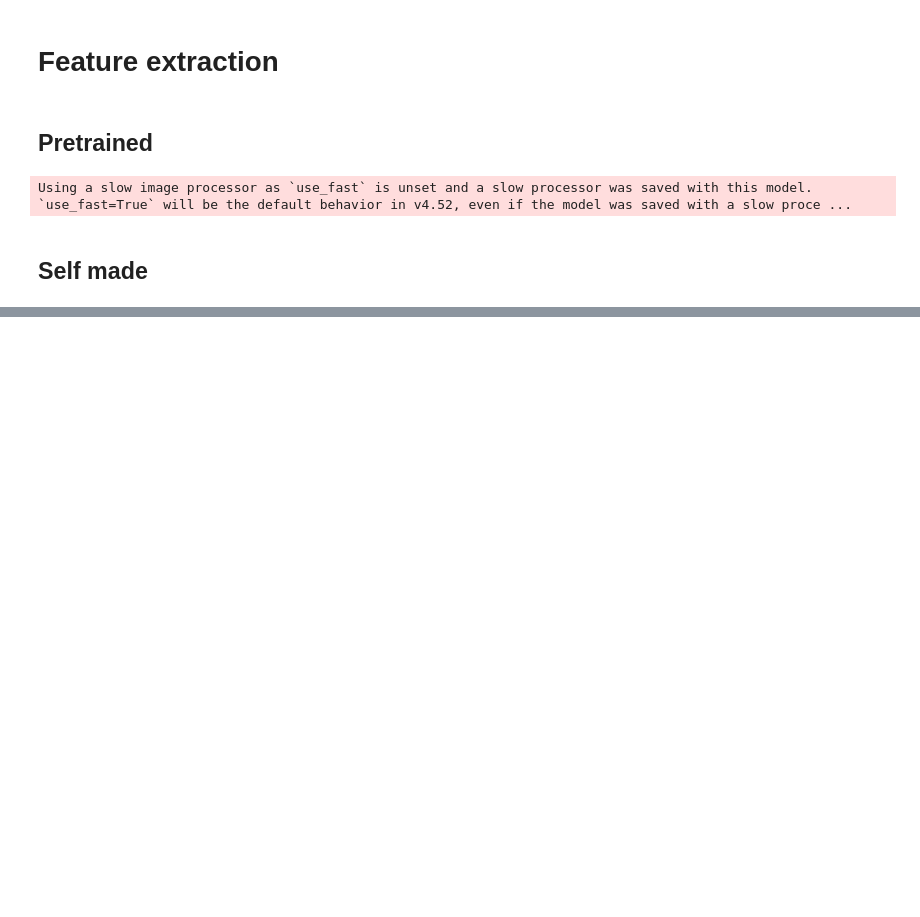
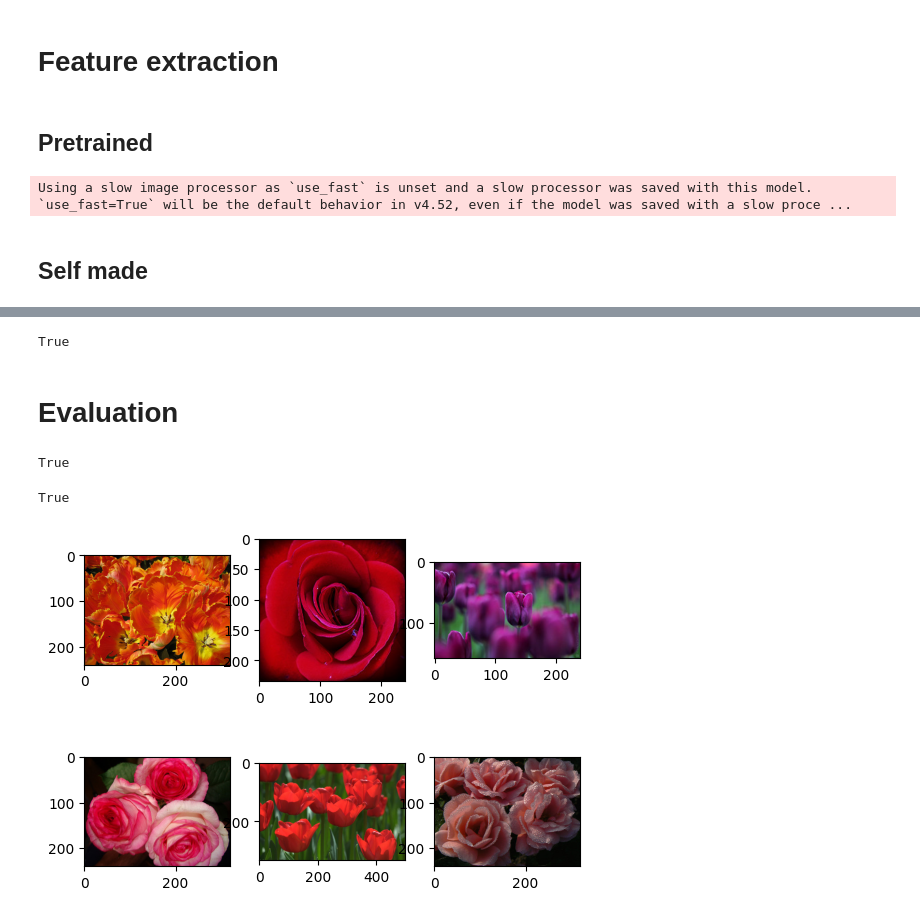
Before and after one commit to UIIf/TestTask, a Jupyter notebook: train.ipynb, the cells around one changed output, grey strips where cells are left out. Drawn from its saved outputs; the diff is of its cells as text; code cells hidden in the pictures; blank space fills up the shorter version.

Commit message:
End of experemetns
Created custom feature extraction model

```diff
--- a/train.ipynb
+++ b/train.ipynb
@@ -61,0 +221,5 @@ with torch.no_grad():
+# %%
+ann = AnnoyIndex(embeddings_test.shape[1], 'angular')
+# %%
+for i, em in enumerate(embeddings_test):
+    ann.add_item(i, em)
@@ -61,0 +230,29 @@ with torch.no_grad():
+# %%
+ann.save("test_custom.ann")
+# %% [output]
+True
+# %% [markdown]
+# Evaluation
+# %%
+ann_dino = AnnoyIndex(384, 'angular')
+ann_dino.load("test_dino.ann")
+# %% [output]
+True
+# %%
+ann_custom = AnnoyIndex(120, "angular")
+ann_custom.load("test_custom.ann")
+# %% [output]
+True
+# %%
+ann = ann_custom
+# %%
+nn_index = ann.get_nns_by_item(np.random.randint(0, len(test_paths)), n=6)
+fig, ax = plt.subplots(2, 3)
+
+for i in range(2):
+    for j in range(3):
+        ax[i][j].imshow(cv2.imread(test_paths[nn_index[i * 3 + j]])[...,::-1])
+
+plt.show()
+# %% [output]
+[figure, added]
```
Also changed, not shown: parts of 14 cells of this notebook, 7 other files.
